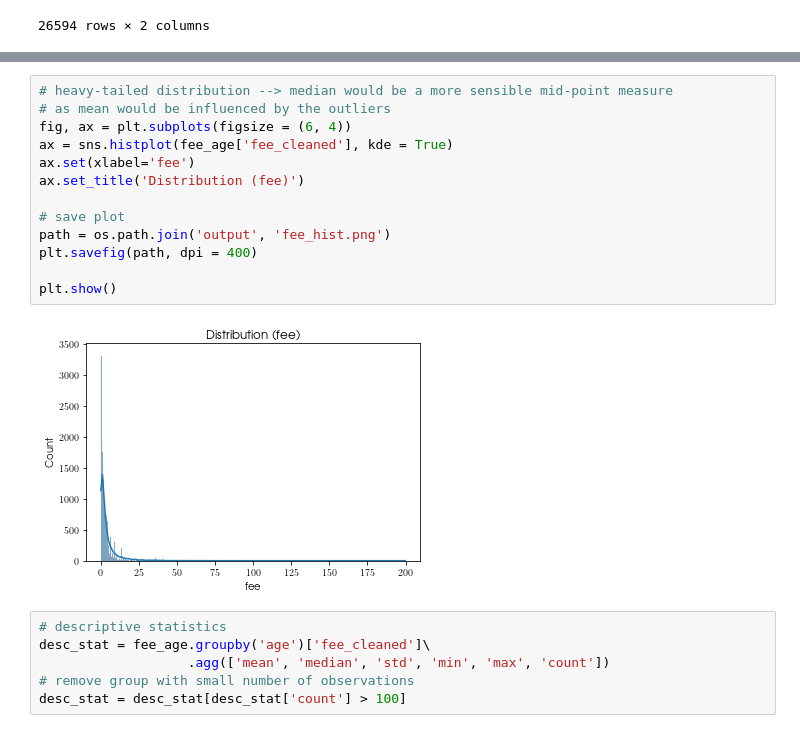
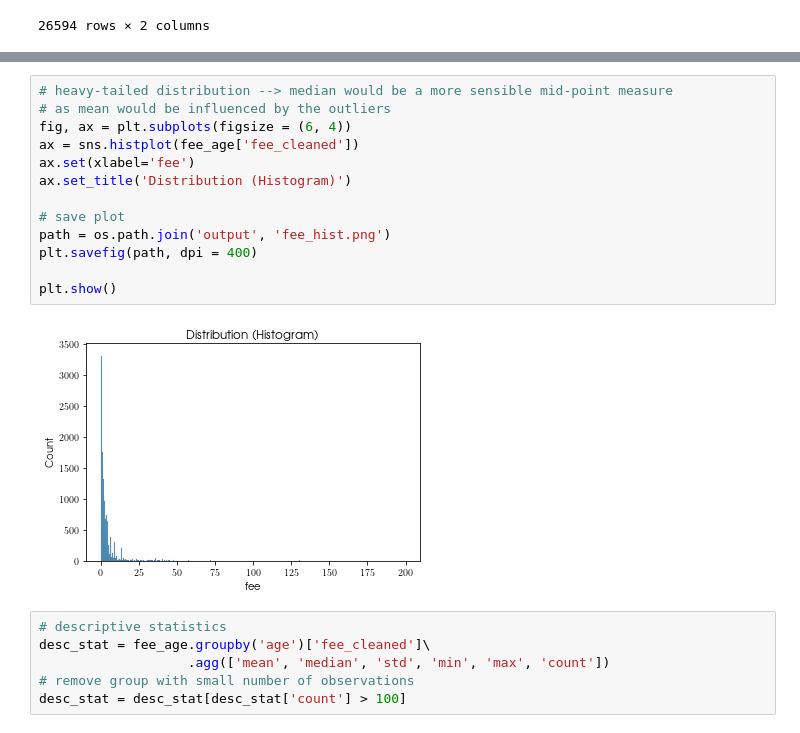
Before and after one commit to willit031794/net-analytics-ftp, a Jupyter notebook: scripts/02_analysis.ipynb, the cells around one changed output, grey strips where cells are left out. Cells and saved outputs as stored; diff of their text form.

```diff
--- a/scripts/02_analysis.ipynb
+++ b/scripts/02_analysis.ipynb
@@ -95,18 +95,18 @@ plt.show()
 # %%
 # heavy-tailed distribution --> median would be a more sensible mid-point measure
 # as mean would be influenced by the outliers
 fig, ax = plt.subplots(figsize = (6, 4))
-ax = sns.histplot(fee_age['fee_cleaned'], kde = True)
+ax = sns.histplot(fee_age['fee_cleaned'])
 ax.set(xlabel='fee')
-ax.set_title('Distribution (fee)')
+ax.set_title('Distribution (Histogram)')
 
 # save plot
 path = os.path.join('output', 'fee_hist.png')
 plt.savefig(path, dpi = 400)
 
 plt.show()
 # %% [output]
-[figure, old version]
+[figure, new version]
 # %%
 # descriptive statistics
 desc_stat = fee_age.groupby('age')['fee_cleaned']\
```
Also changed, not shown: parts of 1 cell of this notebook, 4 other files.
